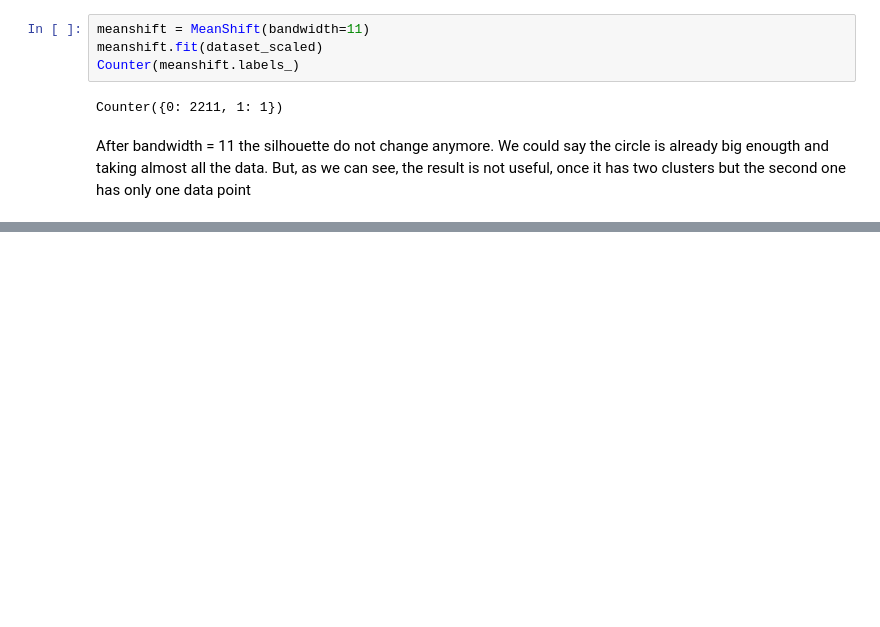
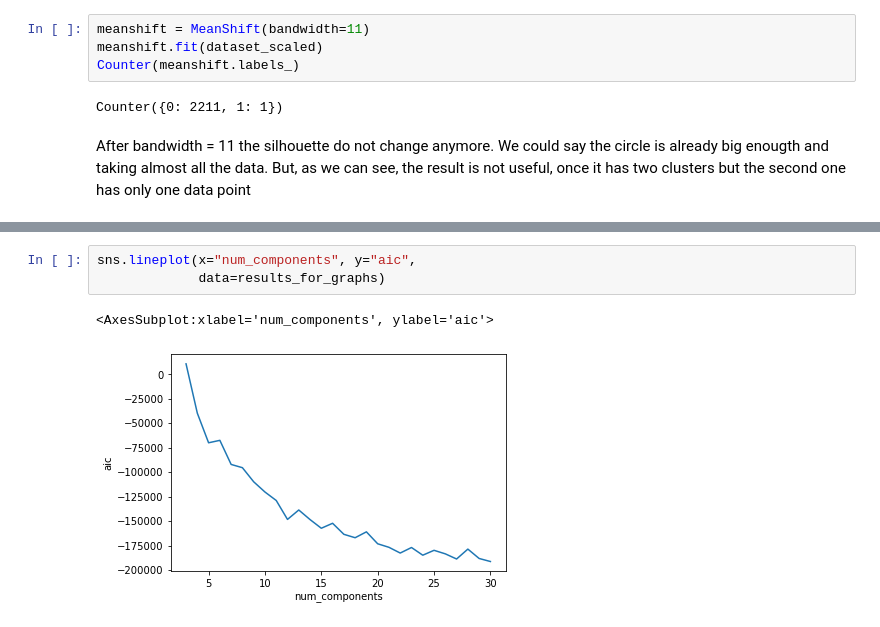
Before and after one commit to ViniciusSimm/customer-clustering, a Jupyter notebook: data_exploring.ipynb, the cells around one changed output, grey strips where cells are left out. Saved outputs shown, nothing was run; the diff lists cells and outputs as text; blank space fills up the shorter version.

```diff
--- a/data_exploring.ipynb
+++ b/data_exploring.ipynb
@@ -353,0 +428,6 @@ But, as we can see, the result is not useful, once it has two clusters but the s
+# %%
+sns.lineplot(x="num_components", y="aic",
+             data=results_for_graphs)
+# %% [output]
+<AxesSubplot:xlabel='num_components', ylabel='aic'>
+[figure, added]
```
Also changed, not shown: parts of 8 cells of this notebook.
